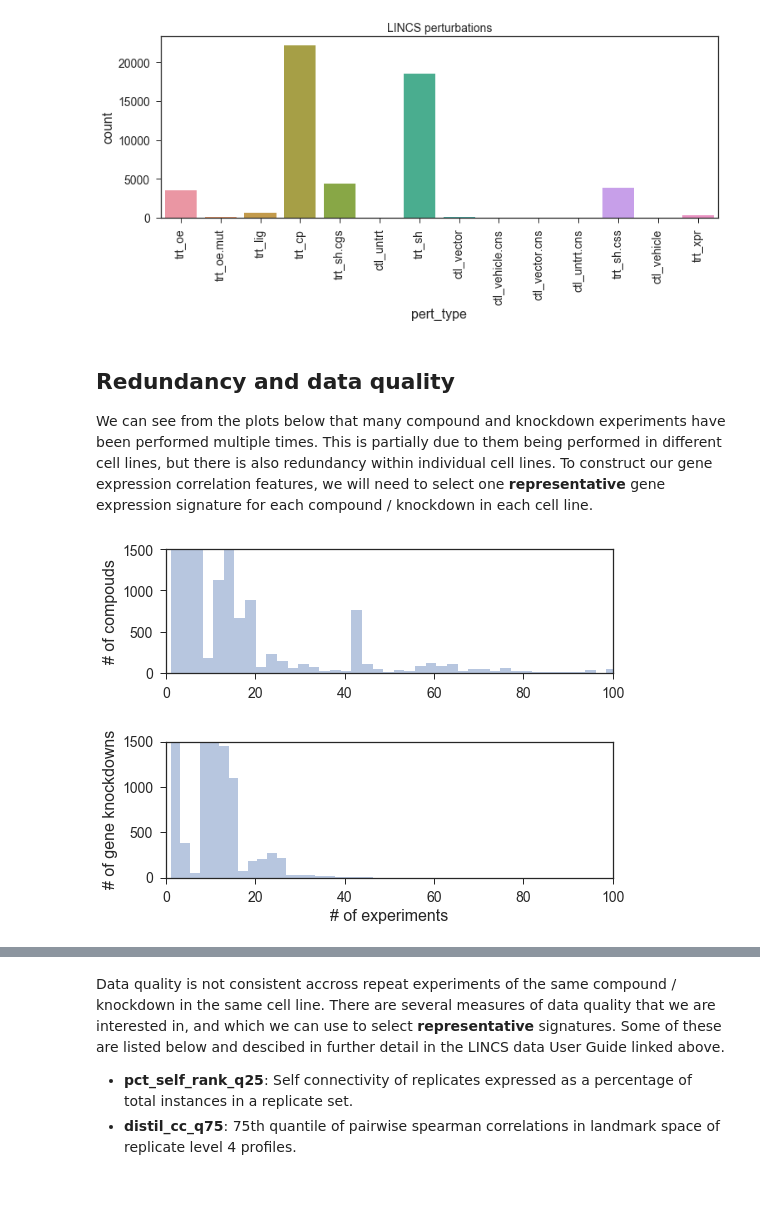
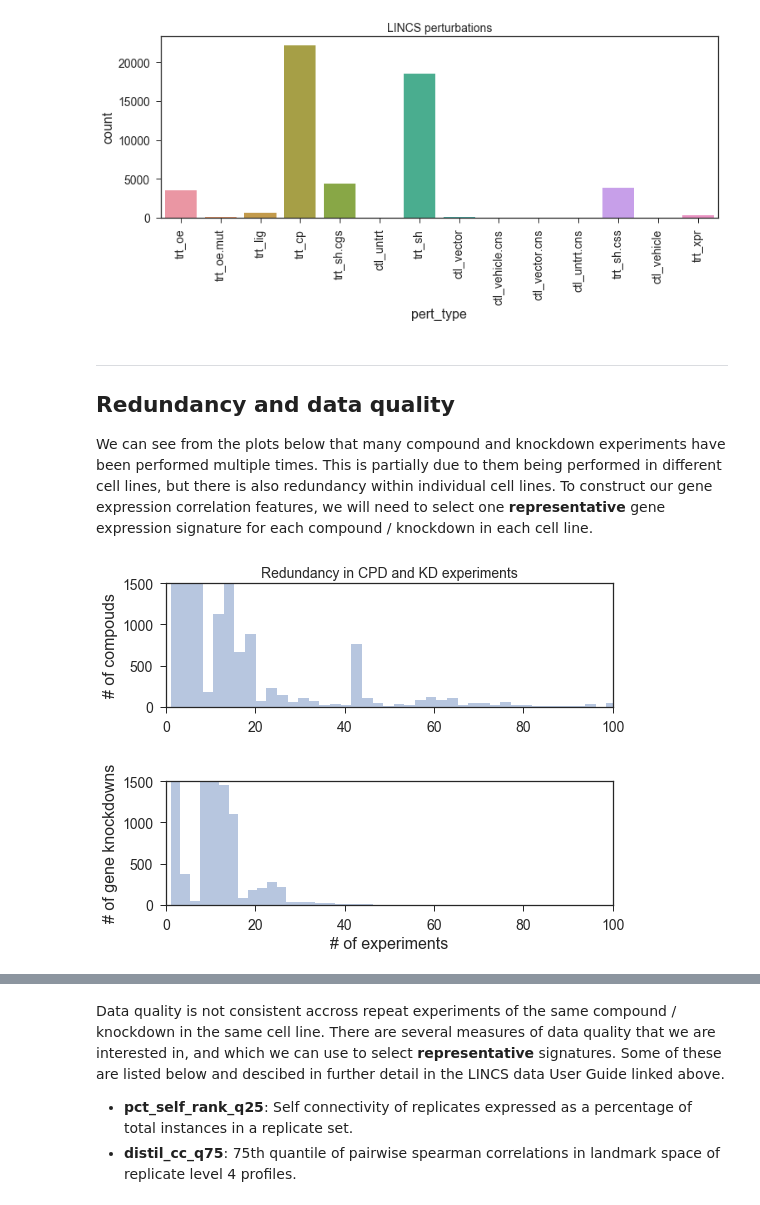
Before and after one commit to npabon/LINCS_target_prediction, a Jupyter notebook: LINCS_data_exploration.ipynb, the cells around one changed output, grey strips where cells are left out. Saved outputs shown, nothing was run; the diff lists cells and outputs as text; code cells hidden in the pictures.

```diff
--- a/LINCS_data_exploration.ipynb
+++ b/LINCS_data_exploration.ipynb
@@ -73,27 +74,29 @@ plt.show()
 # %% [output]
 [figure]
 # %% [markdown]
+___
 ## Redundancy and data quality
 
 We can see from the plots below that many compound and knockdown experiments have been performed multiple times. This is partially due to them being performed in different cell lines, but there is also redundancy within individual cell lines. To construct our gene expression correlation features, we will need to select one **representative** gene expression signature for each compound / knockdown in each cell line.
 # %%
 plt.figure(figsize=(8,5))
-
 plt.subplot(211)
 sns.distplot(sig_info[sig_info.pert_type == 'trt_cp'].pert_id.value_counts(), kde=False, bins=1000)
 plt.xlim(0,100)
 plt.ylim(0,1500)
 plt.xlabel('')
+plt.title('Redundancy in CPD and KD experiments')
 plt.ylabel('# of compouds')
 plt.show()
 
+plt.figure(figsize=(8,5))
 plt.subplot(212)
 sns.distplot(sig_info[sig_info.pert_type == 'trt_sh'].pert_id.value_counts(), kde=False, bins=100)
 plt.xlim(0,100)
 plt.ylim(0,1500)
 plt.xlabel('# of experiments')
 plt.ylabel('# of gene knockdowns')
 plt.show()
 # %% [output]
-[figure, old version]
+[figure, new version]
-[figure, old version]
+[figure, new version]
```
Also changed, not shown: parts of 11 cells of this notebook.
